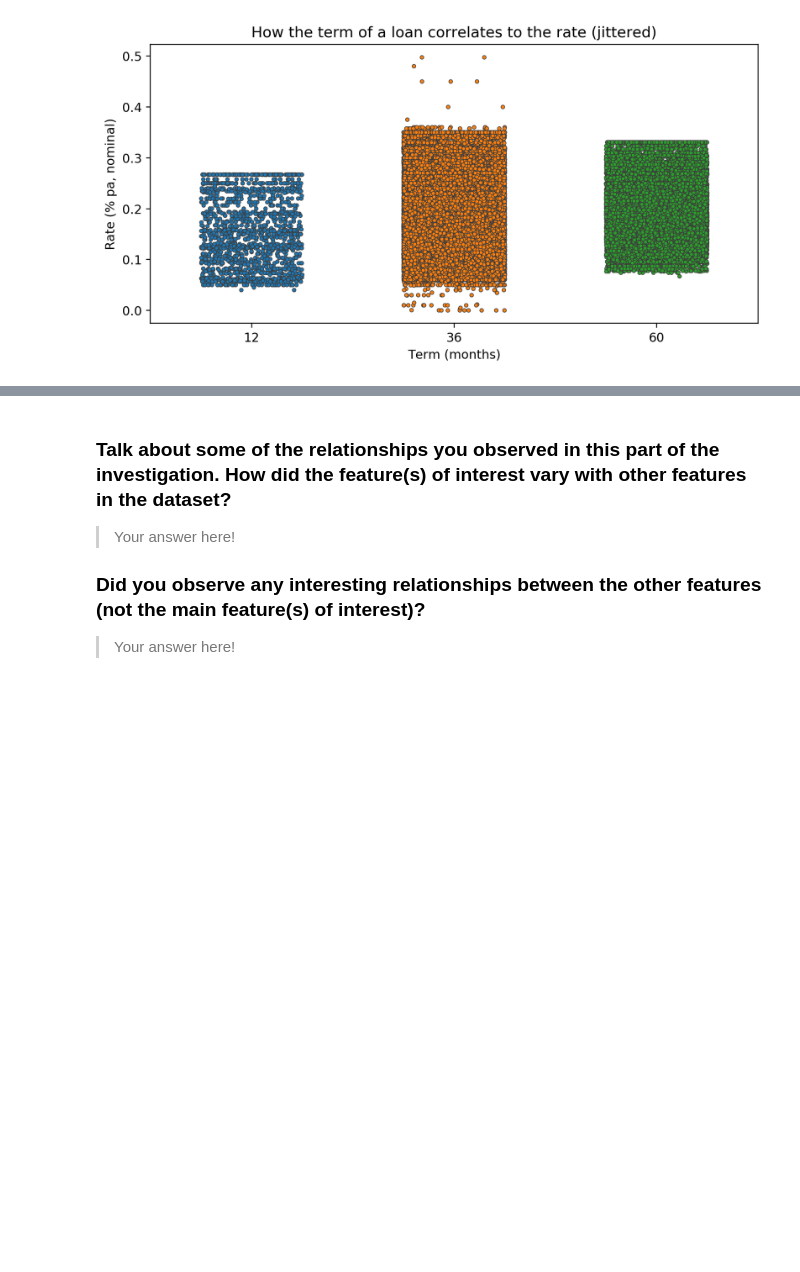
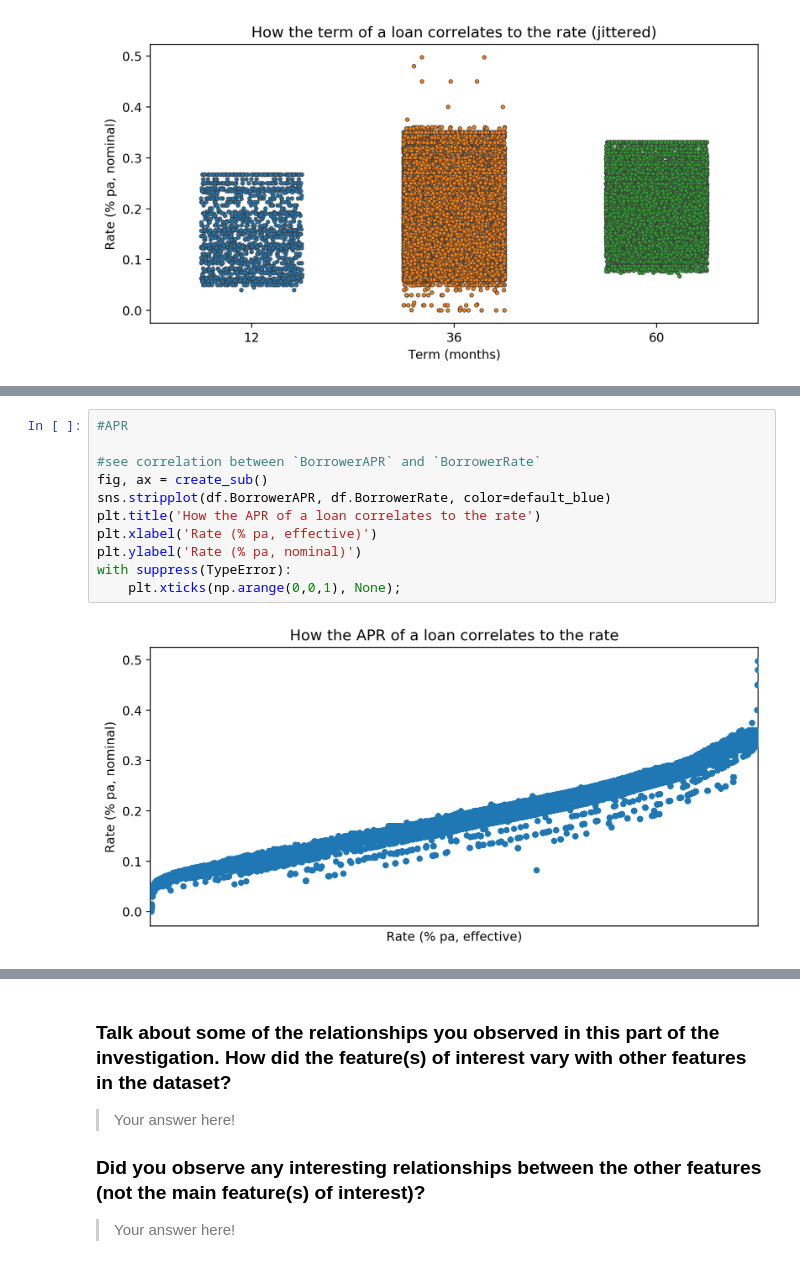
Before and after one commit to brk-a/alx-t-data-analyst, a Jupyter notebook: 0x02-project_3_visualise_data/Part_I_exploration_template.ipynb, the cells around one changed output, grey strips where cells are left out. Cells and saved outputs as stored; diff of their text form; blank space fills up the shorter version.

```diff
--- a/0x02-project_3_visualise_data/Part_I_exploration_template.ipynb
+++ b/0x02-project_3_visualise_data/Part_I_exploration_template.ipynb
@@ -997,0 +1016,13 @@ what happens when data points are jittered?
+# %%
+#APR
+
+#see correlation between `BorrowerAPR` and `BorrowerRate`
+fig, ax = create_sub()
+sns.stripplot(df.BorrowerAPR, df.BorrowerRate, color=default_blue)
+plt.title('How the APR of a loan correlates to the rate')
+plt.xlabel('Rate (% pa, effective)')
+plt.ylabel('Rate (% pa, nominal)')
+with suppress(TypeError):
+    plt.xticks(np.arange(0,0,1), None);
+# %% [output]
+[figure, added]
```
Also changed, not shown: parts of 13 cells of this notebook.
